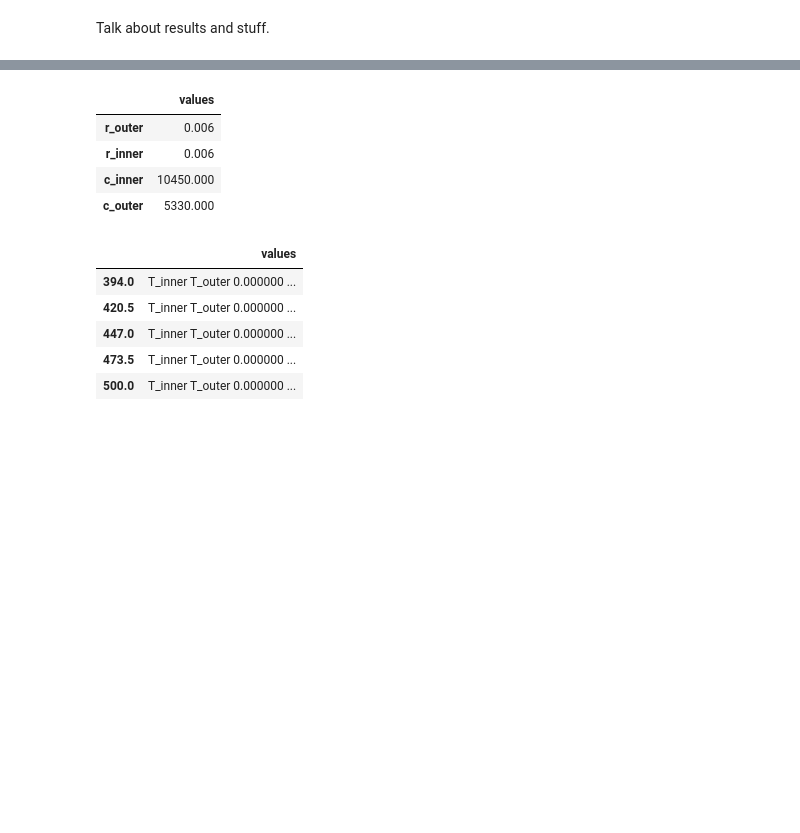
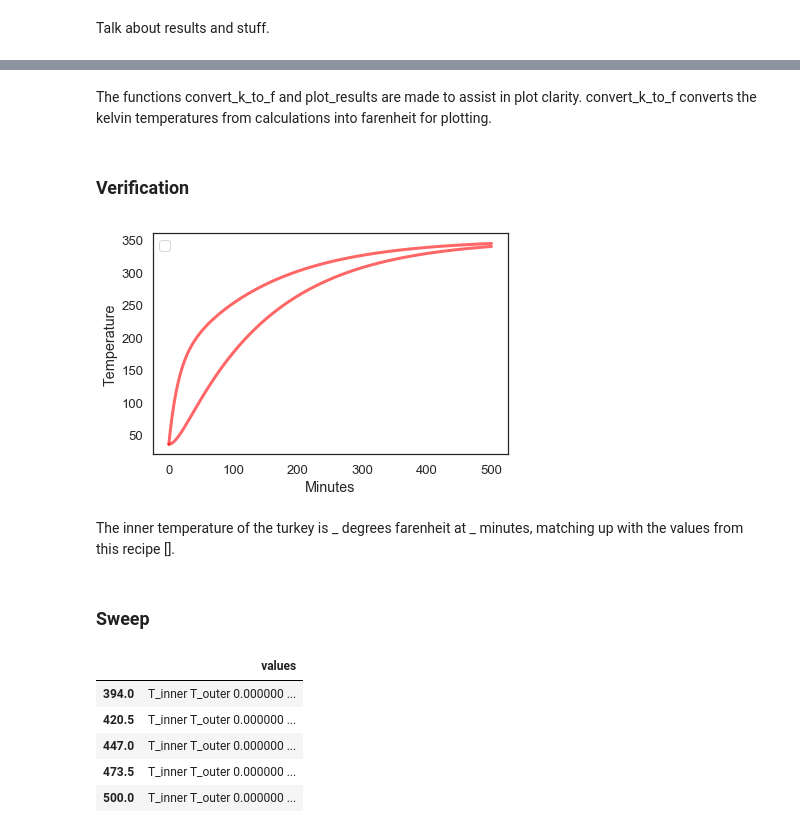
Before and after one commit to MellieZito/Project-2, a Jupyter notebook: code/Turkey.ipynb, the cells around one changed output, grey strips where cells are left out. Drawn from its saved outputs; the diff is of its cells as text; code cells hidden in the pictures; blank space fills up the shorter version.

Commit message:
added documentation, changed placement of params, changed subheadings

```diff
--- a/code/Turkey.ipynb
+++ b/code/Turkey.ipynb
@@ -117,3 +132,5 @@ Talk about results and stuff.
+# %% [markdown]
+The functions convert_k_to_f and plot_results are made to assist in plot clarity. convert_k_to_f converts the kelvin temperatures from calculations into farenheit for plotting.
 # %%
 def convert_k_to_f(k):
     return (k-273)*(9/5) + 32
@@ -132,18 +149,16 @@ def plot_results(inner, outer, color):
 
     decorate(xlabel='Minutes',
              ylabel='Temperature')
-# %%
-params = Params(
-    r_outer = 0.006, #Km^2/W
-    r_inner = 0.006, #Km^2/W
-    c_inner = 10450, #J/K
-    c_outer = 5330, #J/K
-    #.043
-    )
-# %% [output]
-|  | values |
-| r_outer | 0.006 |
-| r_inner | 0.006 |
-| c_inner | 10450.000 |
-| c_outer | 5330.000 |
+# %% [markdown]
+### Verification
+# %%
+system = make_system(params,450,275,500)
+results, details = run_ode_solver(system,slope_func,max_step=1)
+plot_results(results.T_inner, results.T_outer, 'red')
+# %% [output]
+[figure, added]
+# %% [markdown]
+The inner temperature of the turkey is _ degrees farenheit at _ minutes, matching up with the values from this recipe [].
+# %% [markdown]
+### Sweep
 # %%
```
Also changed, not shown: parts of 8 cells of this notebook.
